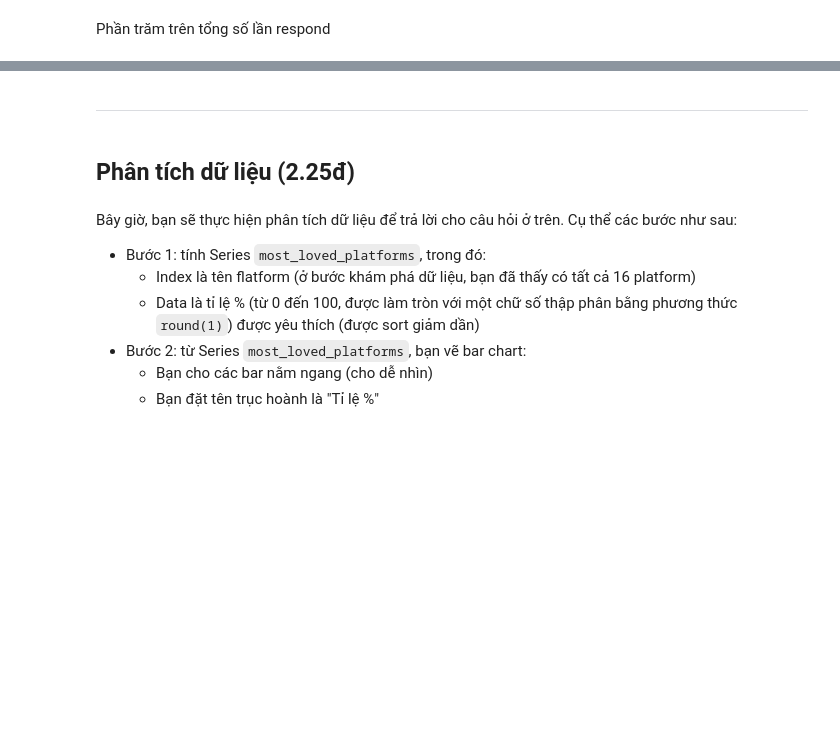
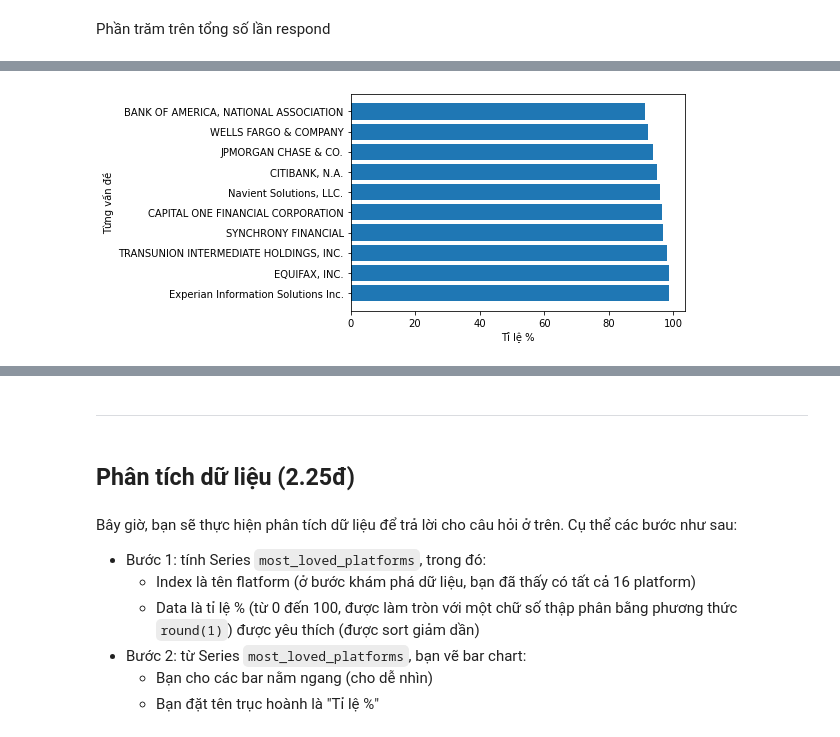
Before and after one commit to RaitoRyuWorker/Programing-for-Data-Science-Final-Project, a Jupyter notebook: DoAnCuoiKy.ipynb, the cells around one changed output, grey strips where cells are left out. Drawn from its saved outputs; the diff is of its cells as text; code cells hidden in the pictures; blank space fills up the shorter version.

```diff
--- a/DoAnCuoiKy.ipynb
+++ b/DoAnCuoiKy.ipynb
@@ -341,3 +305,8 @@ Name: Company, dtype: int64
+# %%
+Big_10 = ['EQUIFAX, INC.','TRANSUNION INTERMEDIATE HOLDINGS, INC.','Experian Information Solutions Inc.',
+          'BANK OF AMERICA, NATIONAL ASSOCIATION','WELLS FARGO & COMPANY','JPMORGAN CHASE & CO.','CITIBANK, N.A.',
+          'CAPITAL ONE FINANCIAL CORPORATION','SYNCHRONY FINANCIAL','Navient Solutions, LLC.']
+df_2_1 = df_2[df_2['Company'].isin(Big_10)]
 # %% [markdown]
 Phần trăm trên tổng số lần respond
 # %%
@@ -415,0 +324,3 @@ Navient Solutions, LLC.
+# %%
+Final_optimis_10 = ((Top_10_res * 0.35 + Top_10_time * 0.2 + Top_10_dispute * 0.45)).sort_values(ascending=False)
+Final_optimis_10
@@ -415,0 +339,7 @@ Navient Solutions, LLC.
+# %%
+plt.barh(Final_optimis_10.index, Final_optimis_10.values)
+plt.xlabel('Tỉ lệ %')
+plt.ylabel('Từng vấn đề')
+plt.show()
+# %% [output]
+[figure, added]
```
Also changed, not shown: parts of 23 cells of this notebook.
